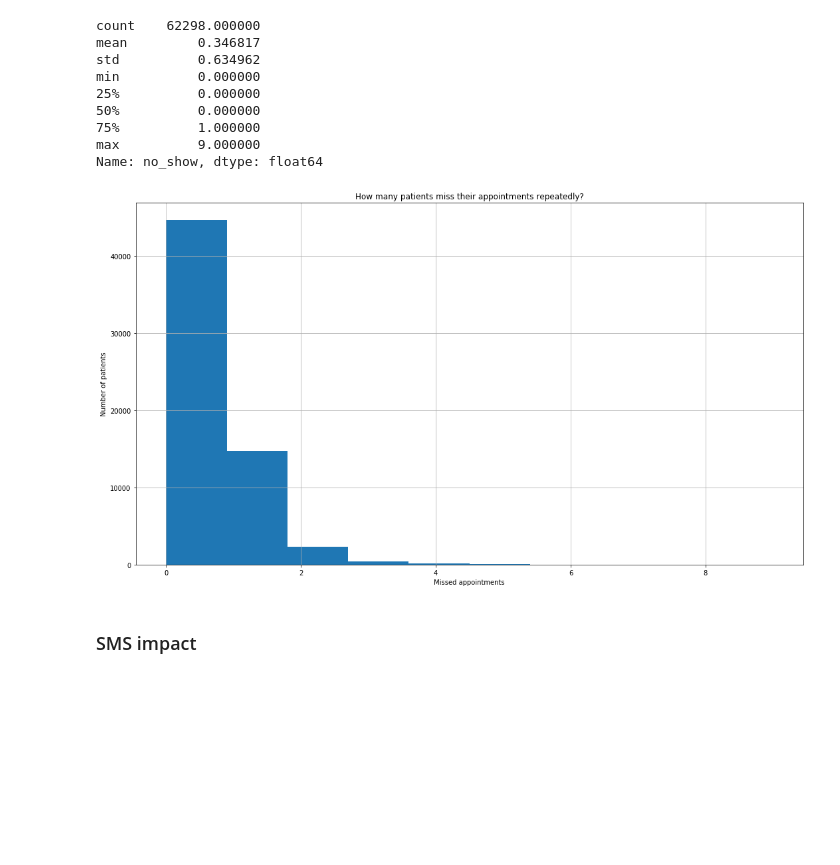
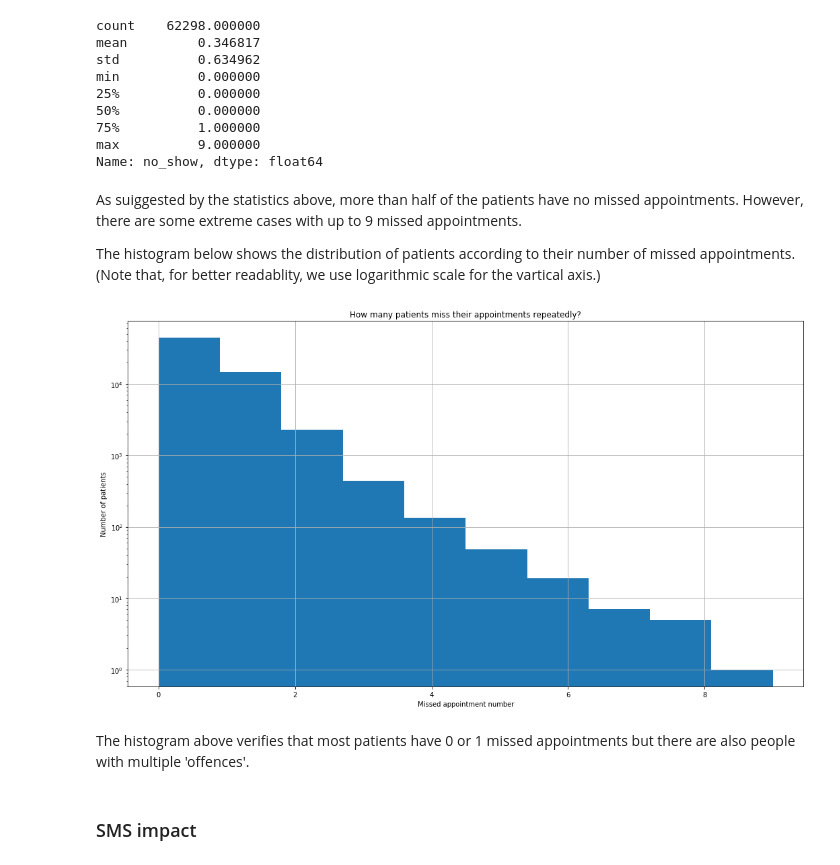
Before and after one commit to mhadjiantonis/missed_doc_apptmnts, a Jupyter notebook: missed_doc_apptmnt.ipynb, the cells around one changed output. Cells and saved outputs as stored; diff of their text form; code cells hidden in the pictures; blank space fills up the shorter version.

```diff
--- a/missed_doc_apptmnt.ipynb
+++ b/missed_doc_apptmnt.ipynb
@@ -322,15 +338,24 @@ min          0.000000
 75%          1.000000
 max          9.000000
 Name: no_show, dtype: float64
+# %% [markdown]
+As suiggested by the statistics above, more than half of the patients have no missed appointments.
+However, there are some extreme cases with up to 9 missed appointments.
+
+The histogram below shows the distribution of patients according to their number of missed appointments.
+(Note that, for better readablity, we use logarithmic scale for the vartical axis.)
 # %%
 plt.figure(figsize=(18,10))
 plt.hist(missed_apps_by_patient)
 plt.title('How many patients miss their appointments repeatedly?')
-plt.xlabel('Missed appointments')
+plt.xlabel('Missed appointment number')
 plt.ylabel('Number of patients')
+plt.yscale('log')
 plt.grid();
 # %% [output]
-[figure, old version]
+[figure, new version]
+# %% [markdown]
+The histogram above verifies that most patients have 0 or 1 missed appointments but there are also people with multiple 'offences'.
 # %% [markdown]
 ### SMS impact
 # %% [markdown]
```
Also changed, not shown: parts of 13 cells of this notebook.
